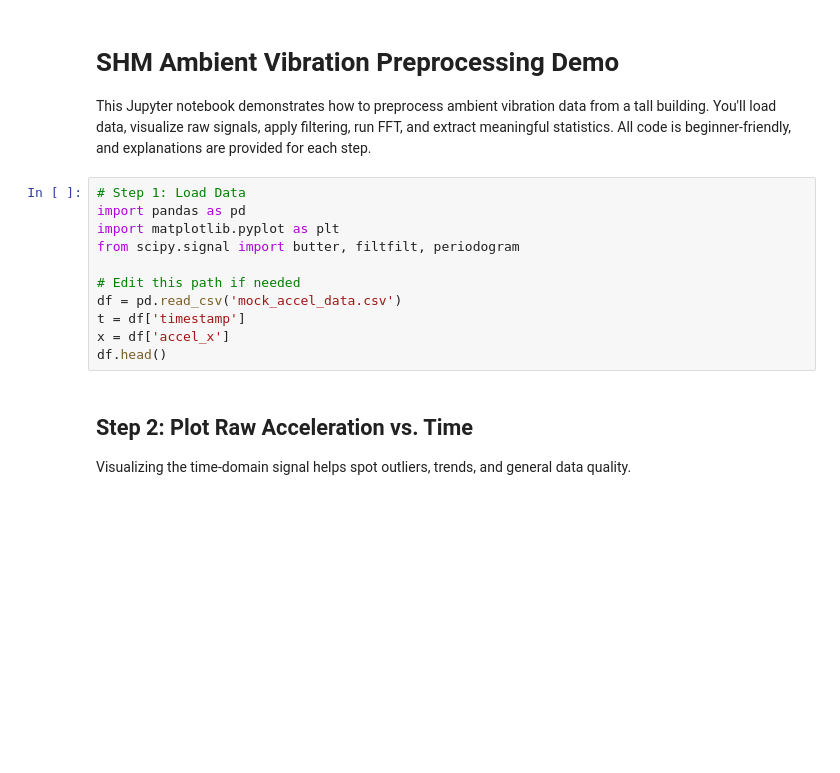
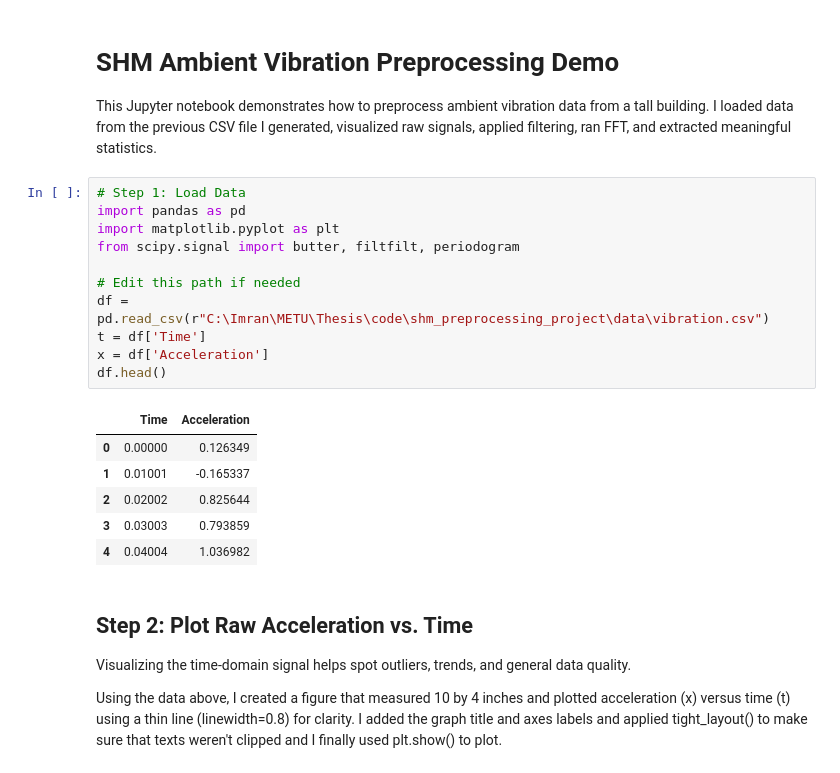
Before and after one commit to shahriarimran/shm-preprocessing-project, a Jupyter notebook: notebooks/shm_preprocessing_demo.ipynb, the cells around one changed output. Drawn from its saved outputs; the diff is of its cells as text; blank space fills up the shorter version.

Commit message:
Batch commit: added vibration notebook, updated README, cleaned filtering pipeline

```diff
--- a/notebooks/shm_preprocessing_demo.ipynb
+++ b/notebooks/shm_preprocessing_demo.ipynb
@@ -1,21 +1,29 @@
 # %% [markdown]
 # SHM Ambient Vibration Preprocessing Demo
-
-This Jupyter notebook demonstrates how to preprocess ambient vibration data from a tall building. You'll load data, visualize raw signals, apply filtering, run FFT, and extract meaningful statistics. All code is beginner-friendly, and explanations are provided for each step.
+This Jupyter notebook demonstrates how to preprocess ambient vibration data from a tall building. I loaded data from the previous CSV file I generated, visualized raw signals, applied filtering, ran FFT, and extracted meaningful statistics.
 # %%
 # Step 1: Load Data
 import pandas as pd
 import matplotlib.pyplot as plt
 from scipy.signal import butter, filtfilt, periodogram
 
 # Edit this path if needed
-df = pd.read_csv('mock_accel_data.csv')
-t = df['timestamp']
-x = df['accel_x']
+df = pd.read_csv(r"C:\Imran\METU\Thesis\code\shm_preprocessing_project\data\vibration.csv")
+t = df['Time']
+x = df['Acceleration']
 df.head()
+# %% [output]
+|  | Time | Acceleration |
+| 0 | 0.00000 | 0.126349 |
+| 1 | 0.01001 | -0.165337 |
+| 2 | 0.02002 | 0.825644 |
+| 3 | 0.03003 | 0.793859 |
+| 4 | 0.04004 | 1.036982 |
 # %% [markdown]
 ## Step 2: Plot Raw Acceleration vs. Time
 Visualizing the time-domain signal helps spot outliers, trends, and general data quality.
+
+Using the data above, I created a figure that measured 10 by 4 inches and plotted acceleration (x) versus time (t) using a thin line (linewidth=0.8) for clarity. I added the graph title and axes labels and applied tight_layout() to make sure that texts weren't clipped and I finally used plt.show() to plot.
 # %%
 plt.figure(figsize=(10, 4))
 plt.plot(t, x, linewidth=0.8)
```
Also changed, not shown: parts of 8 cells of this notebook, 1 other file.
